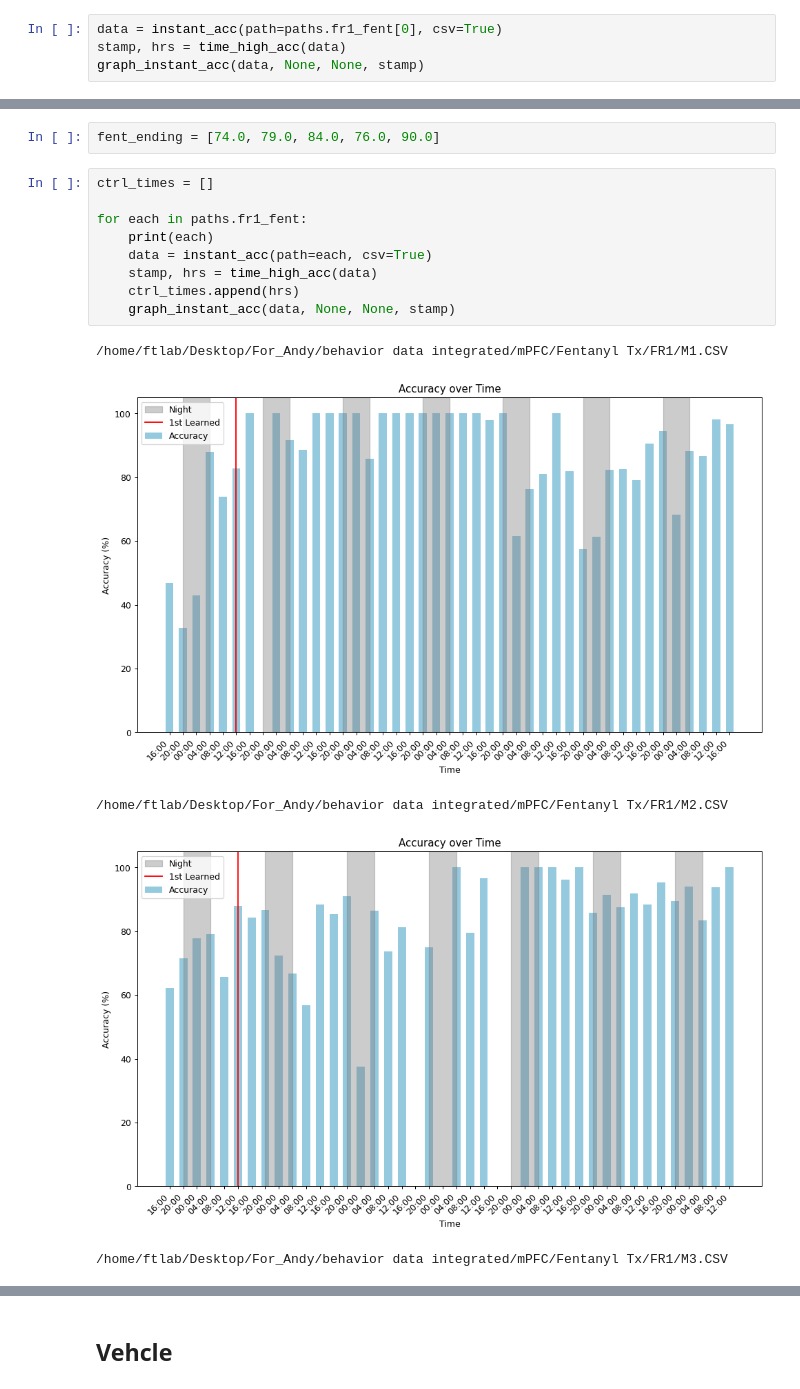
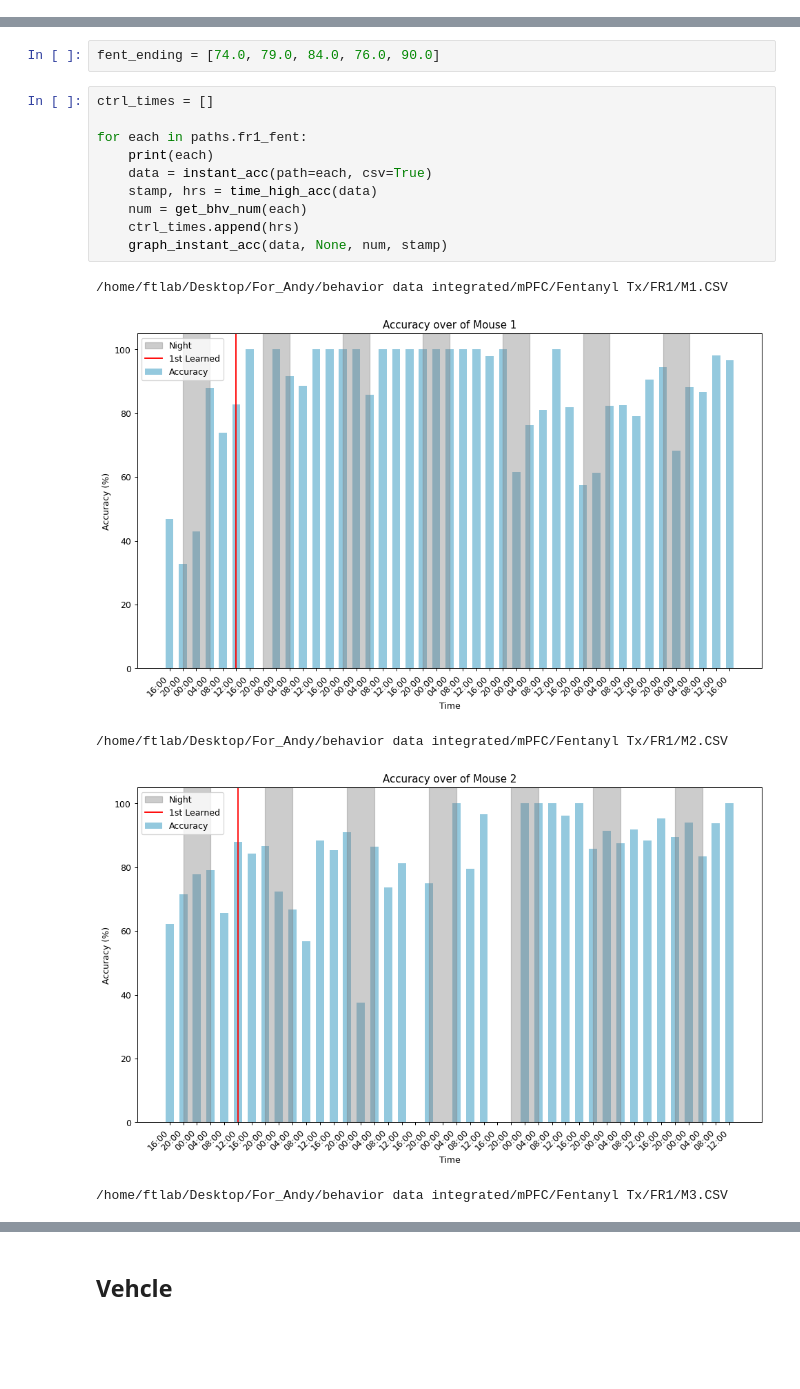
Before and after one commit to ftlabucsd/FEDUPP, a Jupyter notebook: mPFC FR1 accuracy.ipynb, the cells around one changed output, grey strips where cells are left out. Cells and saved outputs as stored; diff of their text form; blank space fills up the shorter version.

```diff
--- a/mPFC FR1 accuracy.ipynb
+++ b/mPFC FR1 accuracy.ipynb
@@ -11,4 +11,0 @@ import paths
-# %%
-data = instant_acc(path=paths.fr1_fent[0], csv=True)
-stamp, hrs = time_high_acc(data)
-graph_instant_acc(data, None, None, stamp)
@@ -46,15 +41,16 @@ fent_ending = [74.0, 79.0, 84.0, 76.0, 90.0]
 # %%
 ctrl_times = []
 
 for each in paths.fr1_fent:
     print(each)
     data = instant_acc(path=each, csv=True)
     stamp, hrs = time_high_acc(data)
+    num = get_bhv_num(each)
     ctrl_times.append(hrs)
-    graph_instant_acc(data, None, None, stamp)
+    graph_instant_acc(data, None, num, stamp)
 # %% [output]
 /home/ftlab/Desktop/For_Andy/behavior data integrated/mPFC/Fentanyl Tx/FR1/M1.CSV
-[figure, old version]
+[figure, new version]
 /home/ftlab/Desktop/For_Andy/behavior data integrated/mPFC/Fentanyl Tx/FR1/M2.CSV
-[figure, old version]
+[figure, new version]
 /home/ftlab/Desktop/For_Andy/behavior data integrated/mPFC/Fentanyl Tx/FR1/M3.CSV
```
Also changed, not shown: parts of 4 cells of this notebook, 28 other files.
